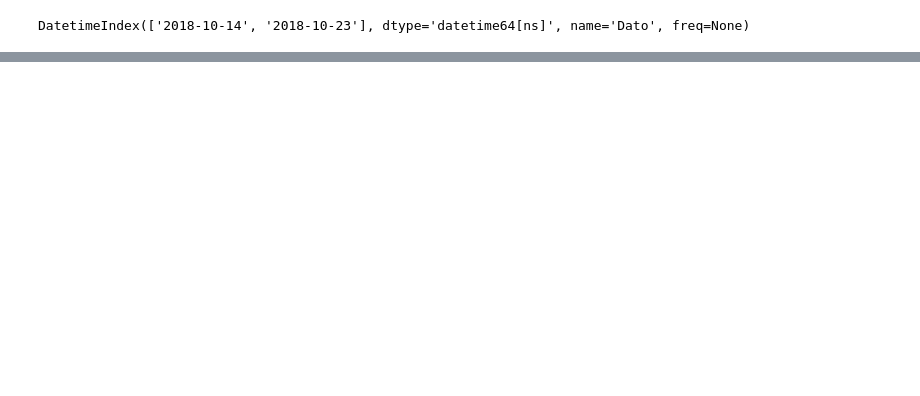
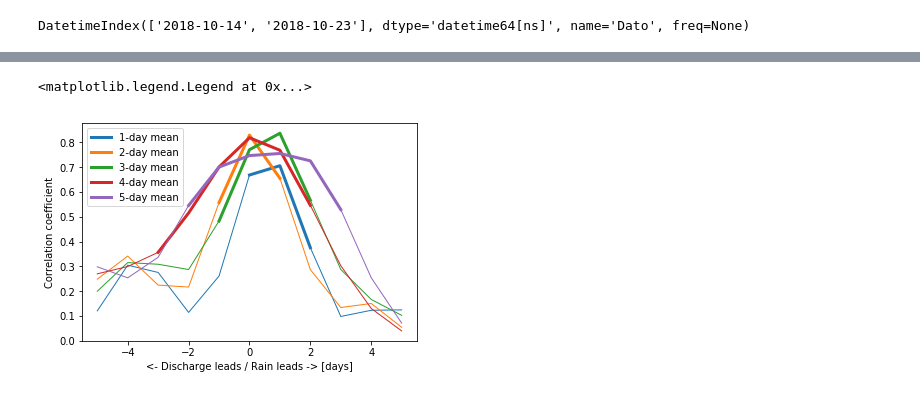
Before and after one commit to rewquey/python_intro, a Jupyter notebook: D2S1 Analyse time series.ipynb, the cells around one changed output, grey strips where cells are left out. Cells and saved outputs as stored; diff of their text form; code cells hidden in the pictures; blank space fills up the shorter version.

```diff
--- a/D2S1 Analyse time series.ipynb
+++ b/D2S1 Analyse time series.ipynb
@@ -36,0 +100,4 @@ DatetimeIndex(['2018-10-14', '2018-10-23'], dtype='datetime64[ns]', name='Dato',
+# %%
+from datetime import datetime
+
+date_parser = lambda datestr: datetime.strptime(datestr, '%d%m%Y')
@@ -36,0 +110,11 @@ DatetimeIndex(['2018-10-14', '2018-10-23'], dtype='datetime64[ns]', name='Dato',
+# %%
+df2 = pd.read_table('d1s2/rro_Bulken.txt', encoding='latin1',
+                   header=None, names=['Dato', 'Level', 'Discharge', 'p75', 'p50', 'p25'],
+                                                    # Custom header information
+                   comment='#',                     # Ignore lines starting with #
+                   na_values=['----', ],            # Custom marker for missing values
+                   sep='\s+',                       # Column separtion by one or more whitespace
+                   parse_dates=[0,], date_parser=date_parser,
+                                                    # First column contains dates, custom format
+                   index_col=0,                     # Use the date column as index
+)
@@ -36,0 +252,23 @@ DatetimeIndex(['2018-10-14', '2018-10-23'], dtype='datetime64[ns]', name='Dato',
+# %%
+rmeans = np.arange(1,6)
+tshifts = np.arange(-5,6)
+corrcoefs = np.empty(rmeans.shape+tshifts.shape)
+pvalues = np.empty(rmeans.shape+tshifts.shape)
+for j, rmean in zip(range(len(rmeans)), rmeans):
+    RRmean = df.RR.rolling(window=rmean, center=True).mean()
+    for i, tshift in zip(range(len(tshifts)), tshifts):
+        RRshift = RRmean.shift(tshift)
+        dfs = pd.concat([RRshift, df2.Discharge], axis=1)
+        dfs = dfs.dropna()
+        corrcoefs[j,i], pvalues[j,i] = scipy.stats.pearsonr(dfs.RR, dfs.Discharge)
+# %%
+for j, rmean in zip(range(len(rmeans)), rmeans):
+    plt.plot(tshifts, corrcoefs[j], linewidth=1, color='C%d' % j)
+    plt.plot(tshifts[pvalues[j,:] < 0.01], corrcoefs[j,pvalues[j,:] < 0.01],
+             linewidth=3, color='C%d' % j, label='%d-day mean' % rmean)
+plt.xlabel('<- Discharge leads / Rain leads -> [days]')
+plt.ylabel('Correlation coefficient')
+plt.legend()
+# %% [output]
+<matplotlib.legend.Legend at 0x...>
+[figure, added]
```
Also changed, not shown: parts of 48 cells of this notebook.
